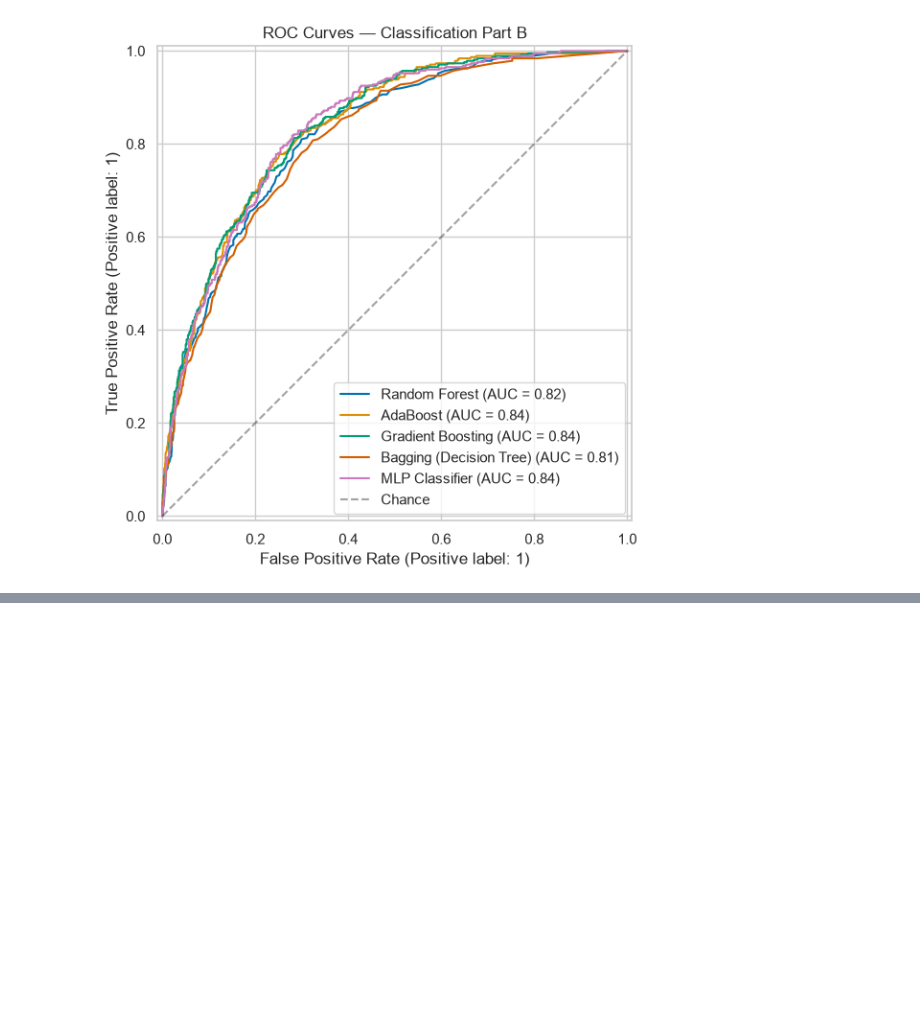
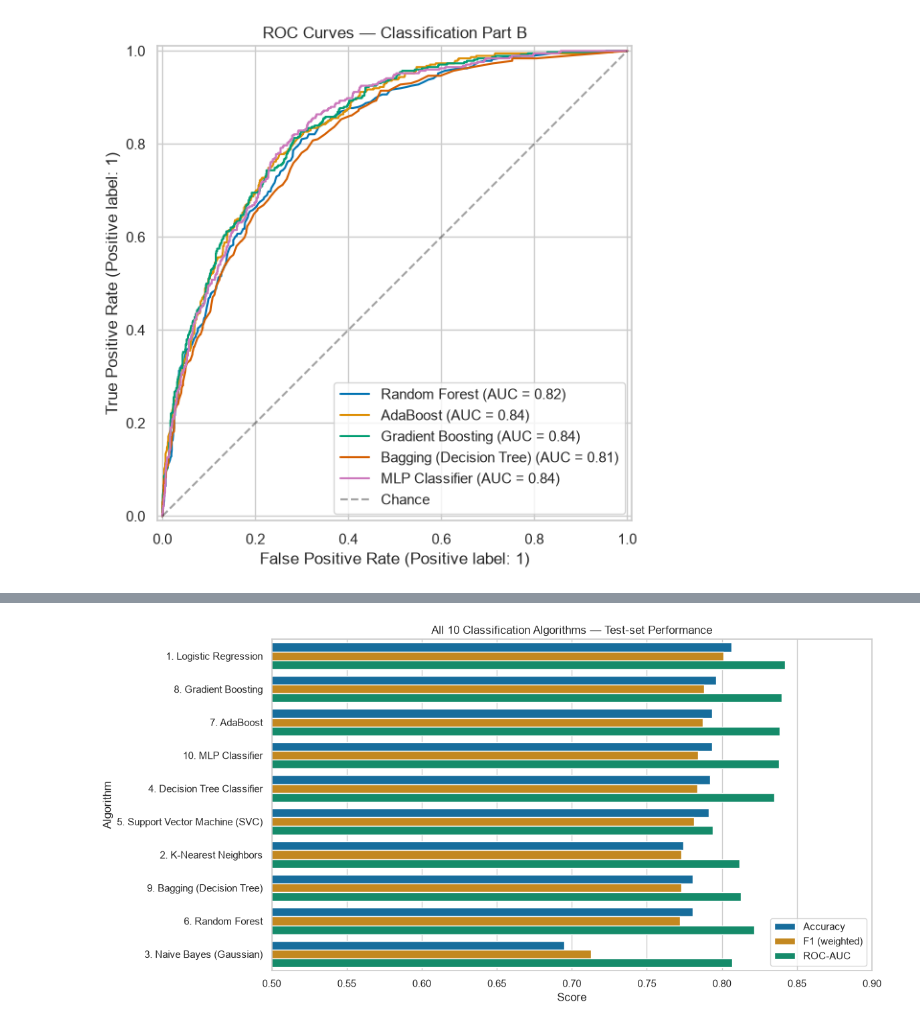
Before and after one commit to ManashaYoges/Team13_ML, a Jupyter notebook: notebooks/classification_part2.ipynb, the cells around one changed output, grey strips where cells are left out. Drawn from its saved outputs; the diff is of its cells as text; code cells hidden in the pictures; blank space fills up the shorter version.

Commit message:
Update classification part 2 notebook

```diff
--- a/notebooks/classification_part2.ipynb
+++ b/notebooks/classification_part2.ipynb
@@ -211,0 +233,9 @@ plt.show()
+# %%
+all_results = pd.DataFrame(results + partB_results)
+all_results['Part'] = ['A'] * 5 + ['B'] * 5
+all_results = (all_results.sort_values('F1 (weighted)', ascending=False)
+                          .reset_index(drop=True))
+all_results.index = all_results.index + 1
+all_results.index.name = 'Rank'
+style_table(all_results[['Algorithm', 'Part', 'Accuracy', 'Precision', 'Recall',
+                       'F1 (weighted)', 'ROC-AUC']].reset_index())
@@ -211,0 +254,16 @@ plt.show()
+# %%
+# Visual comparison of all 10 algorithms
+plot_df = all_results.melt(id_vars='Algorithm',
+                           value_vars=['Accuracy', 'F1 (weighted)', 'ROC-AUC'],
+                           var_name='Metric', value_name='Score')
+plt.figure(figsize=(12, 6))
+sns.barplot(data=plot_df, y='Algorithm', x='Score', hue='Metric', palette='colorblind')
+plt.title('All 10 Classification Algorithms — Test-set Performance')
+plt.xlabel('Score')
+plt.ylabel('Algorithm')
+plt.xlim(0.5, 0.9)
+plt.legend(loc='lower right')
+plt.tight_layout()
+plt.show()
+# %% [output]
+[figure, added]
```
Also changed, not shown: parts of 5 cells of this notebook.
